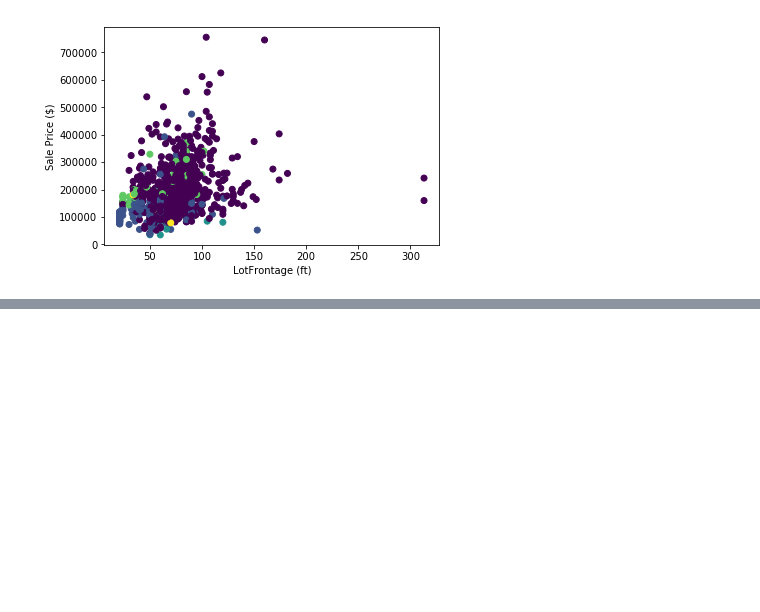
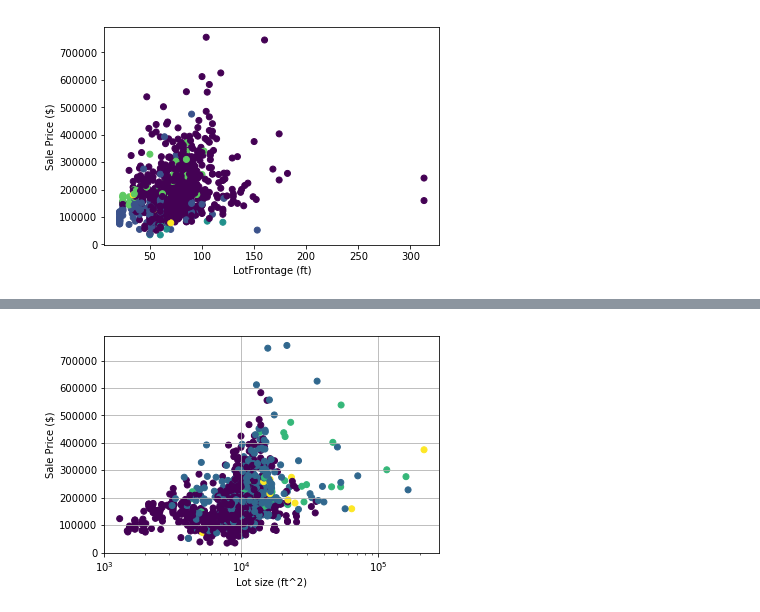
Before and after one commit to badGarnet/house_price, a Jupyter notebook: drawing board.ipynb, the cells around one changed output, grey strips where cells are left out. Saved outputs shown, nothing was run; the diff lists cells and outputs as text; code cells hidden in the pictures; blank space fills up the shorter version.

```diff
--- a/drawing board.ipynb
+++ b/drawing board.ipynb
@@ -137,0 +219,4 @@ With the few features I examin
+# %%
+ulots = trainset.LotShape.unique()
+lotshapemap = dict(zip(ulots, range(0, ulots.size)))
+trainset.groupby('LotShape').LotArea.agg(aggvals)
@@ -137,0 +232,11 @@ With the few features I examin
+# %%
+fig = plt.figure
+ax = plt.gca()
+ax.scatter(trainset.LotArea, trainset.SalePrice, c = trainset.LotShape.map(lotshapemap))
+ax.set_xscale('log')
+plt.xlabel('Lot size (ft^2)')
+plt.ylabel('Sale Price ($)')
+plt.grid()
+plt.show()
+# %% [output]
+[figure, added]
```
Also changed, not shown: parts of 50 cells of this notebook.
